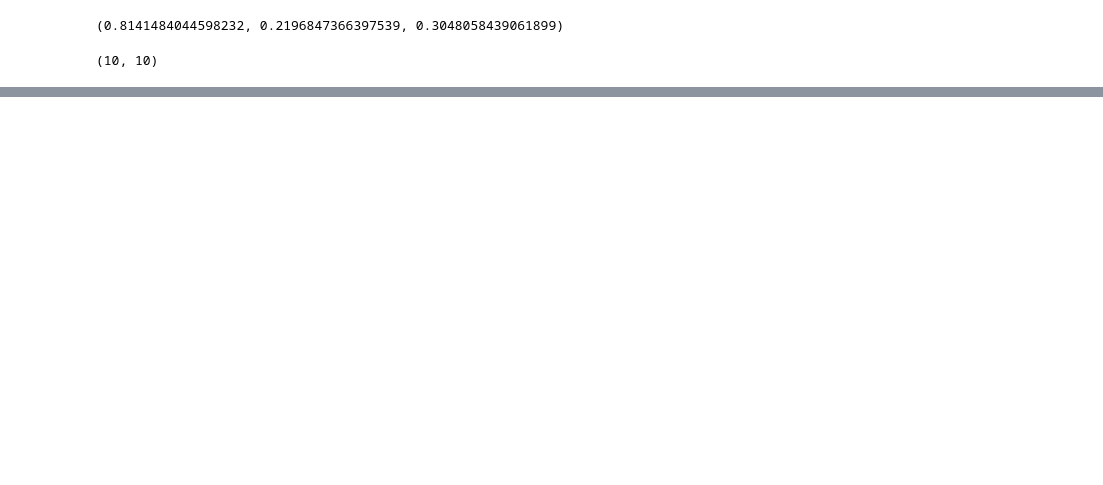
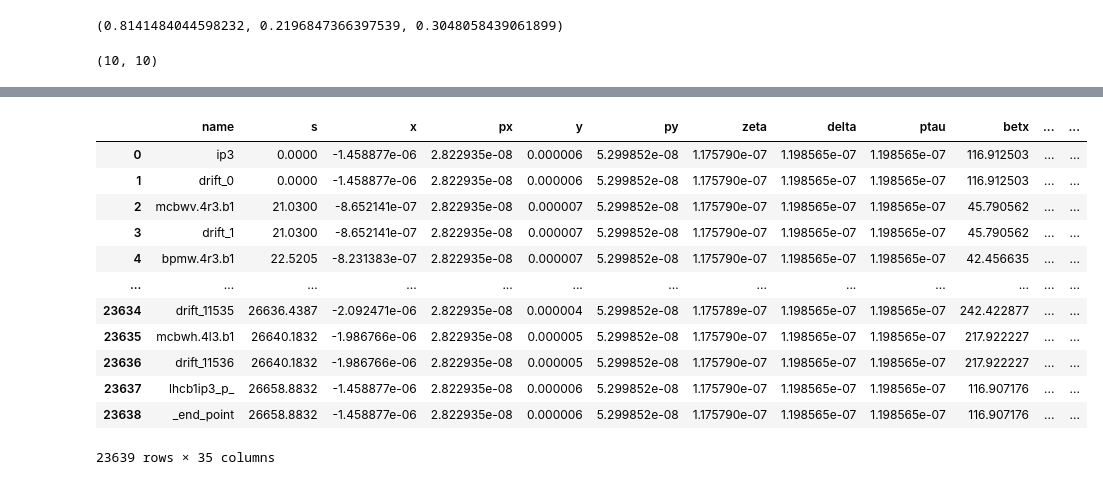
Before and after one commit to ColasDroin/collider-dashboard, a Jupyter notebook: tools.ipynb, the cells around one changed output, grey strips where cells are left out. Cells and saved outputs as stored; diff of their text form; code cells hidden in the pictures; blank space fills up the shorter version.

```diff
--- a/tools.ipynb
+++ b/tools.ipynb
@@ -338,0 +397,16 @@ vars(collider.lhcb1)
+# %%
+df_tw_b1
+# %% [output]
+|  | name | s | x | px | y | py | zeta | delta | ptau | betx | ... | ... |
+| 0 | ip3 | 0.0000 | -1.458877e-06 | 2.822935e-08 | 0.000006 | 5.299852e-08 | 1.175790e-07 | 1.198565e-07 | 1.198565e-07 | 116.912503 | ... | ... |
+| 1 | drift_0 | 0.0000 | -1.458877e-06 | 2.822935e-08 | 0.000006 | 5.299852e-08 | 1.175790e-07 | 1.198565e-07 | 1.198565e-07 | 116.912503 | ... | ... |
+| 2 | mcbwv.4r3.b1 | 21.0300 | -8.652141e-07 | 2.822935e-08 | 0.000007 | 5.299852e-08 | 1.175790e-07 | 1.198565e-07 | 1.198565e-07 | 45.790562 | ... | ... |
+| 3 | drift_1 | 21.0300 | -8.652141e-07 | 2.822935e-08 | 0.000007 | 5.299852e-08 | 1.175790e-07 | 1.198565e-07 | 1.198565e-07 | 45.790562 | ... | ... |
+| 4 | bpmw.4r3.b1 | 22.5205 | -8.231383e-07 | 2.822935e-08 | 0.000007 | 5.299852e-08 | 1.175790e-07 | 1.198565e-07 | 1.198565e-07 | 42.456635 | ... | ... |
+| ... | ... | ... | ... | ... | ... | ... | ... | ... | ... | ... | ... | ... |
+| 23634 | drift_11535 | 26636.4387 | -2.092471e-06 | 2.822935e-08 | 0.000004 | 5.299852e-08 | 1.175789e-07 | 1.198565e-07 | 1.198565e-07 | 242.422877 | ... | ... |
+| 23635 | mcbwh.4l3.b1 | 26640.1832 | -1.986766e-06 | 2.822935e-08 | 0.000005 | 5.299852e-08 | 1.175790e-07 | 1.198565e-07 | 1.198565e-07 | 217.922227 | ... | ... |
+| 23636 | drift_11536 | 26640.1832 | -1.986766e-06 | 2.822935e-08 | 0.000005 | 5.299852e-08 | 1.175790e-07 | 1.198565e-07 | 1.198565e-07 | 217.922227 | ... | ... |
+| 23637 | lhcb1ip3_p_ | 26658.8832 | -1.458877e-06 | 2.822935e-08 | 0.000006 | 5.299852e-08 | 1.175790e-07 | 1.198565e-07 | 1.198565e-07 | 116.907176 | ... | ... |
+| 23638 | _end_point | 26658.8832 | -1.458877e-06 | 2.822935e-08 | 0.000006 | 5.299852e-08 | 1.175790e-07 | 1.198565e-07 | 1.198565e-07 | 116.907176 | ... | ... |
+23639 rows × 35 columns
```
Also changed, not shown: parts of 15 cells of this notebook, 3 other files.
